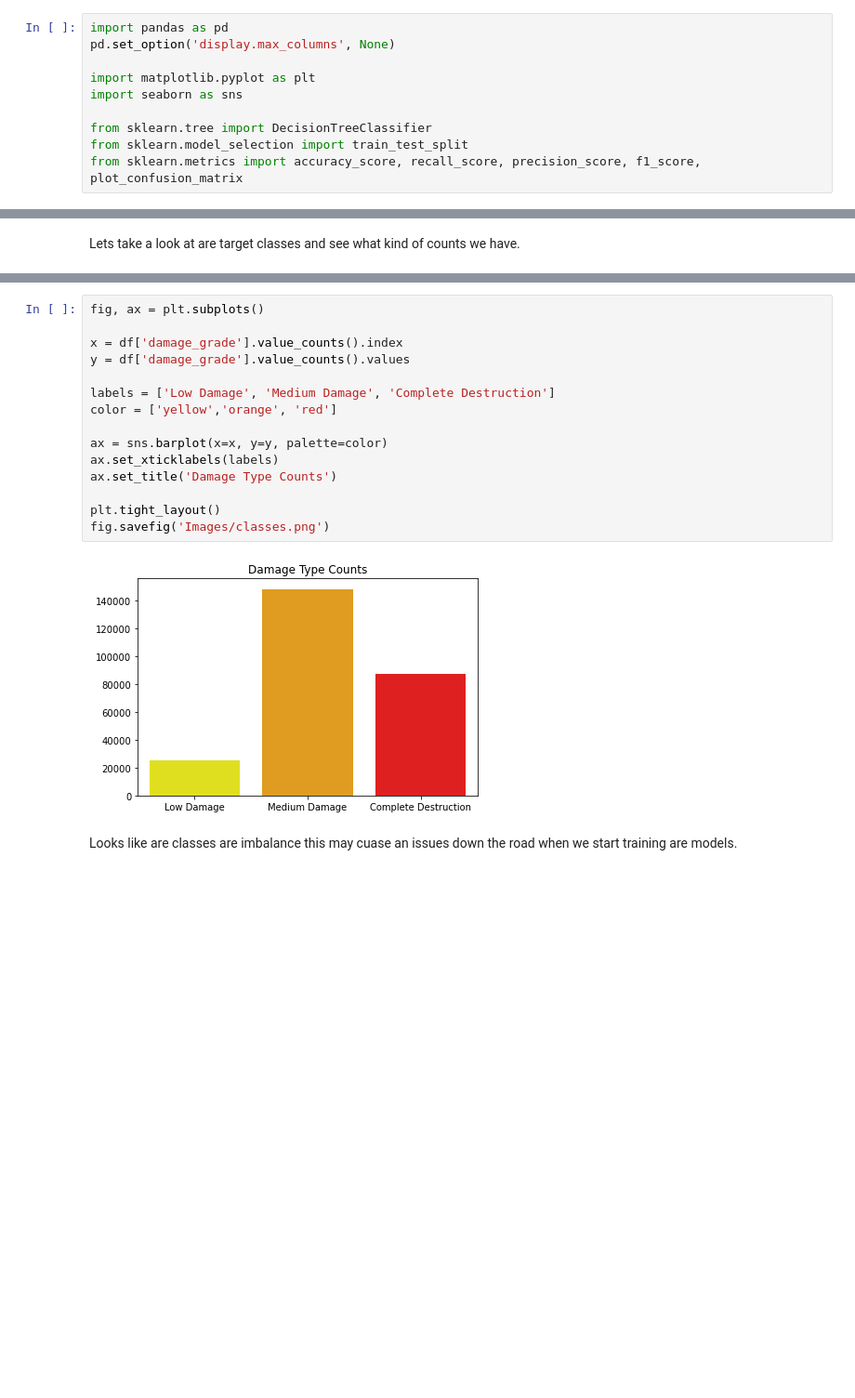
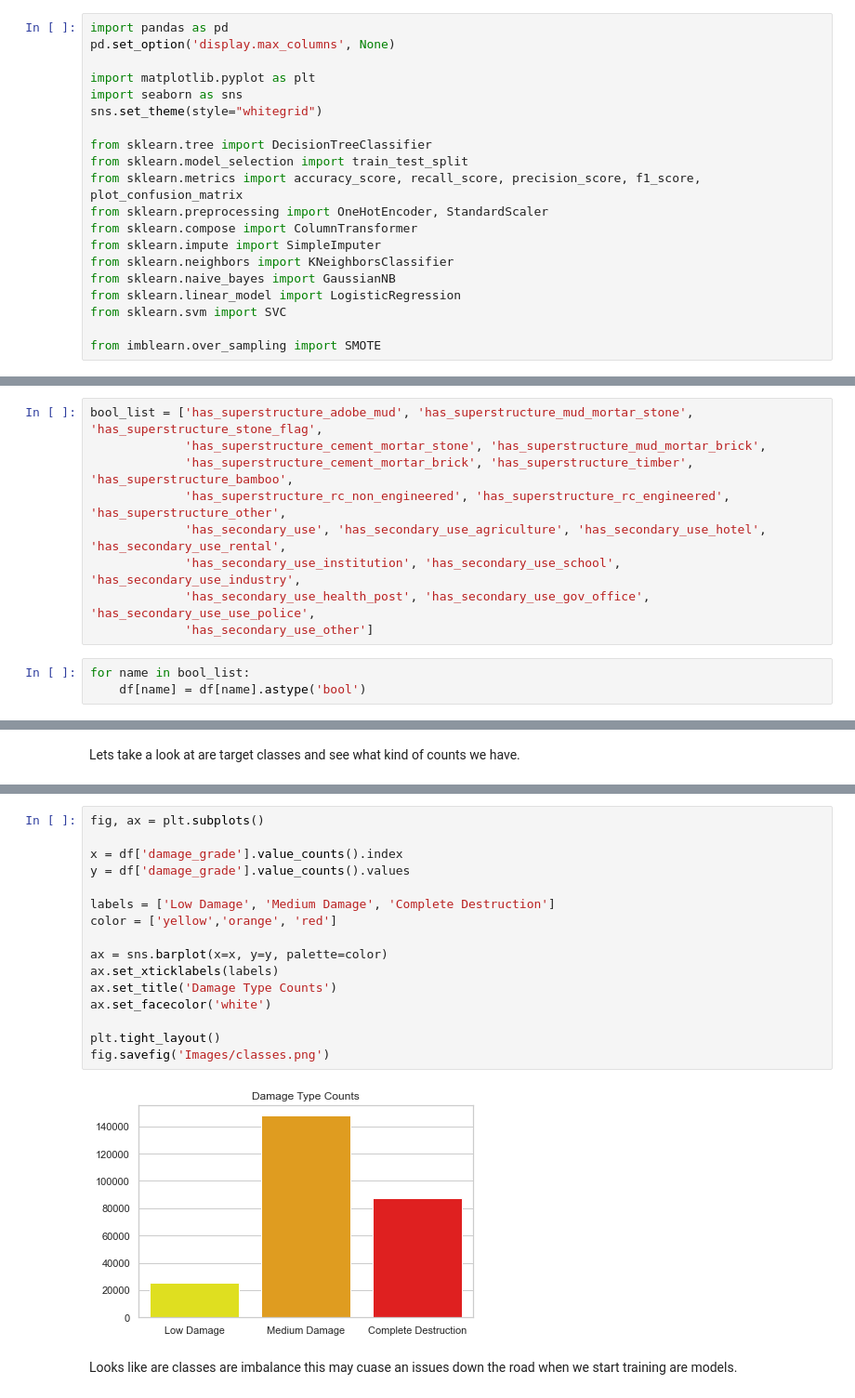
Before and after one commit to WolfnChaos/Capstone-Modeling-Earthquake-Damage, a Jupyter notebook: First_Working_Notebook.ipynb, the cells around one changed output, grey strips where cells are left out. Shown: that part at 93% size. Drawn from its saved outputs; the diff is of its cells as text; blank space fills up the shorter version.

Commit message:
Vanile Models

```diff
--- a/First_Working_Notebook.ipynb
+++ b/First_Working_Notebook.ipynb
@@ -6,7 +77,17 @@ pd.set_option('display.max_columns', None)
 
 import matplotlib.pyplot as plt
 import seaborn as sns
+sns.set_theme(style="whitegrid")
 
 from sklearn.tree import DecisionTreeClassifier
 from sklearn.model_selection import train_test_split
 from sklearn.metrics import accuracy_score, recall_score, precision_score, f1_score, plot_confusion_matrix
+from sklearn.preprocessing import OneHotEncoder, StandardScaler
+from sklearn.compose import ColumnTransformer
+from sklearn.impute import SimpleImputer
+from sklearn.neighbors import KNeighborsClassifier
+from sklearn.naive_bayes import GaussianNB
+from sklearn.linear_model import LogisticRegression
+from sklearn.svm import SVC
+
+from imblearn.over_sampling import SMOTE
@@ -85,0 +174,12 @@ df.corr()
+# %%
+bool_list = ['has_superstructure_adobe_mud', 'has_superstructure_mud_mortar_stone', 'has_superstructure_stone_flag',
+             'has_superstructure_cement_mortar_stone', 'has_superstructure_mud_mortar_brick',
+             'has_superstructure_cement_mortar_brick', 'has_superstructure_timber', 'has_superstructure_bamboo',
+             'has_superstructure_rc_non_engineered', 'has_superstructure_rc_engineered', 'has_superstructure_other',
+             'has_secondary_use', 'has_secondary_use_agriculture', 'has_secondary_use_hotel', 'has_secondary_use_rental',
+             'has_secondary_use_institution', 'has_secondary_use_school', 'has_secondary_use_industry',
+             'has_secondary_use_health_post', 'has_secondary_use_gov_office', 'has_secondary_use_use_police',
+             'has_secondary_use_other']
+# %%
+for name in bool_list:
+    df[name] = df[name].astype('bool')
@@ -178,19 +304,20 @@ Lets take a look at are target classes and see what kind of counts we have.
 # %%
 fig, ax = plt.subplots()
 
 x = df['damage_grade'].value_counts().index
 y = df['damage_grade'].value_counts().values
 
 labels = ['Low Damage', 'Medium Damage', 'Complete Destruction']
 color = ['yellow','orange', 'red']
 
 ax = sns.barplot(x=x, y=y, palette=color)
 ax.set_xticklabels(labels)
 ax.set_title('Damage Type Counts')
+ax.set_facecolor('white')
 
 plt.tight_layout()
 fig.savefig('Images/classes.png')
 # %% [output]
-[figure, old version]
+[figure, new version]
 # %% [markdown]
 Looks like are classes are imbalance this may cuase an issues down the road when we start training are models.
```
Also changed, not shown: parts of 70 cells of this notebook, 41 other files.
